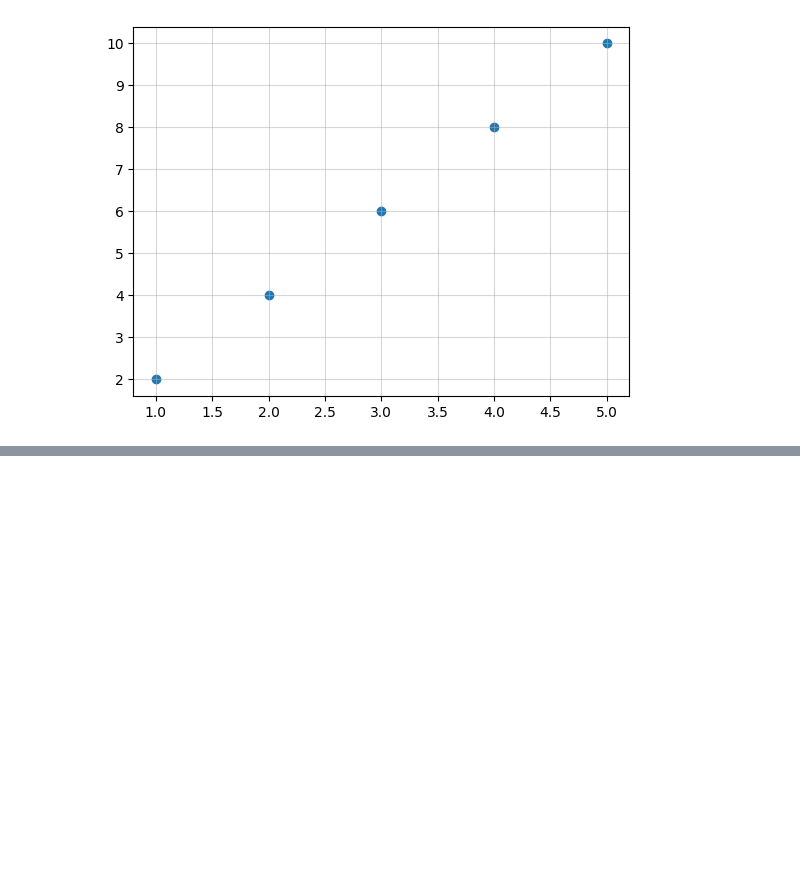
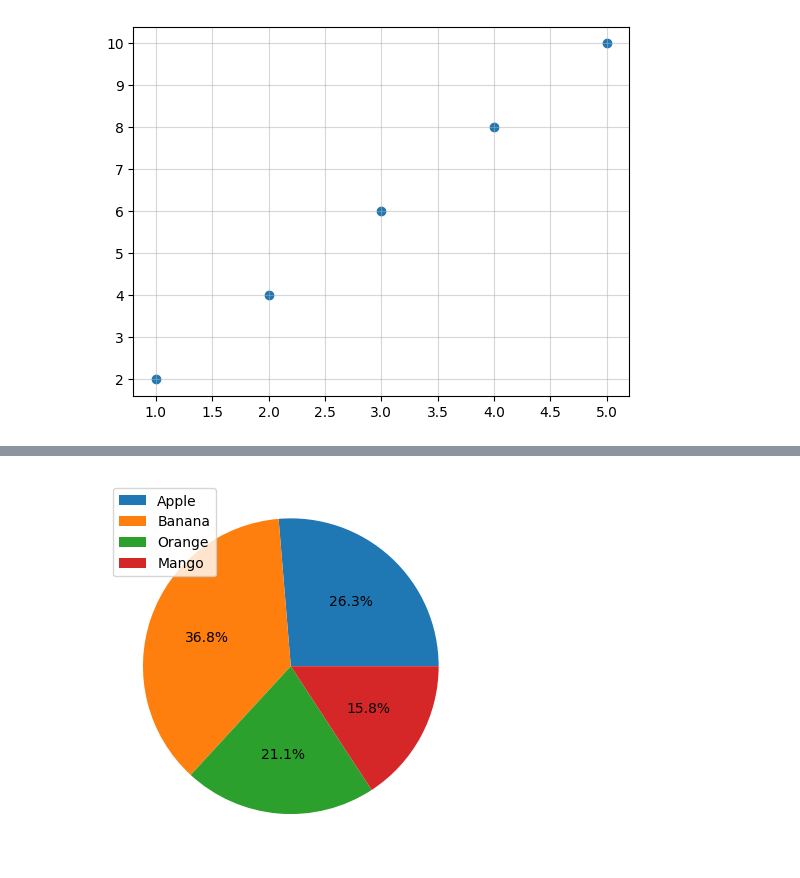
Before and after one commit to Misbahuddin111/Data-visualization, a Jupyter notebook: 22 practice.ipynb, the cells around one changed output, grey strips where cells are left out. Saved outputs shown, nothing was run; the diff lists cells and outputs as text; code cells hidden in the pictures; blank space fills up the shorter version.

```diff
--- a/22 practice.ipynb
+++ b/22 practice.ipynb
@@ -60,0 +72,9 @@ plt.grid(alpha=0.5)
+# %%
+#pie chart
+fruits = ['Apple', 'Banana', 'Orange', 'Mango']
+counts = [25, 35, 20, 15]
+plt.pie(counts,autopct='%0.1f%%')
+plt.legend(fruits)
+plt.show()
+# %% [output]
+[figure, added]
```
Also changed, not shown: parts of 1 cell of this notebook.
